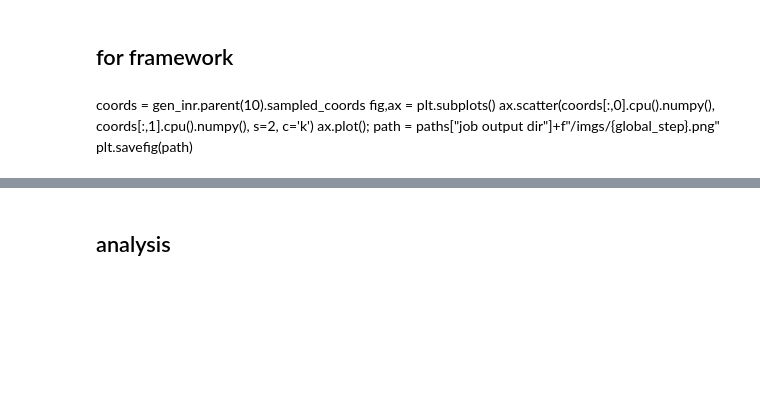
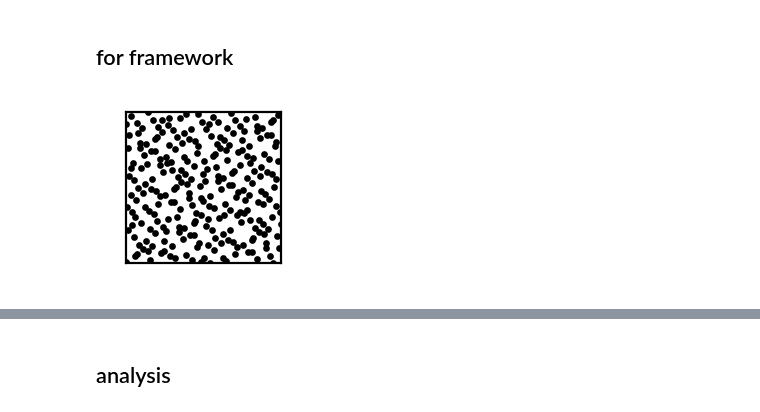
Before and after one commit to clintonjwang/inrnet, a Jupyter notebook: inrnet/scratchpad.ipynb, the cells around one changed output, grey strips where cells are left out. Drawn from its saved outputs; the diff is of its cells as text; code cells hidden in the pictures; blank space fills up the shorter version.

```diff
--- a/inrnet/scratchpad.ipynb
+++ b/inrnet/scratchpad.ipynb
@@ -547,16 +572,3 @@ for model,row in model_jobs.items():
 # Figs
 # %% [markdown]
 ## for framework
-# %%
-xy = util.generate_quasirandom_sequence(d=2, n=256)
-plt.rcParams["figure.figsize"] = (2,1)
-fig,ax = plt.subplots()
-ax.scatter(xy[:,0], xy[:,1], s=2, c='k')
-ax.plot();
-# %% [markdown]
-coords = gen_inr.parent(10).sampled_coords
-fig,ax = plt.subplots()
-ax.scatter(coords[:,0].cpu().numpy(), coords[:,1].cpu().numpy(), s=2, c='k')
-ax.plot();
-path = paths["job output dir"]+f"/imgs/{global_step}.png"
-plt.savefig(path)
@@ -562,0 +577,24 @@ plt.savefig(path)
+# %%
+sampler = sqmc.Sobol(d=2, scramble=True)
+xy = sampler.random_base2(m=int(math.log2(256)))
+plt.rcParams["figure.figsize"] = (1,1)
+fig,ax = plt.subplots()
+ax.scatter(xy[:,0], xy[:,1], s=2, c='k')
+ax.plot();
+plt.xlim(0,1)
+plt.ylim(0,1)
+plt.xticks([])
+plt.yticks([]);
+# %%
+sampler = sqmc.Halton(d=2, scramble=True)
+xy = sampler.random(n=256)
+plt.rcParams["figure.figsize"] = (1,1)
+fig,ax = plt.subplots()
+ax.scatter(xy[:,0], xy[:,1], s=2, c='k')
+ax.plot();
+plt.xlim(0,1)
+plt.ylim(0,1)
+plt.xticks([])
+plt.yticks([]);
+# %% [output]
+[figure, added]
```
Also changed, not shown: parts of 22 cells of this notebook, 13 other files.
